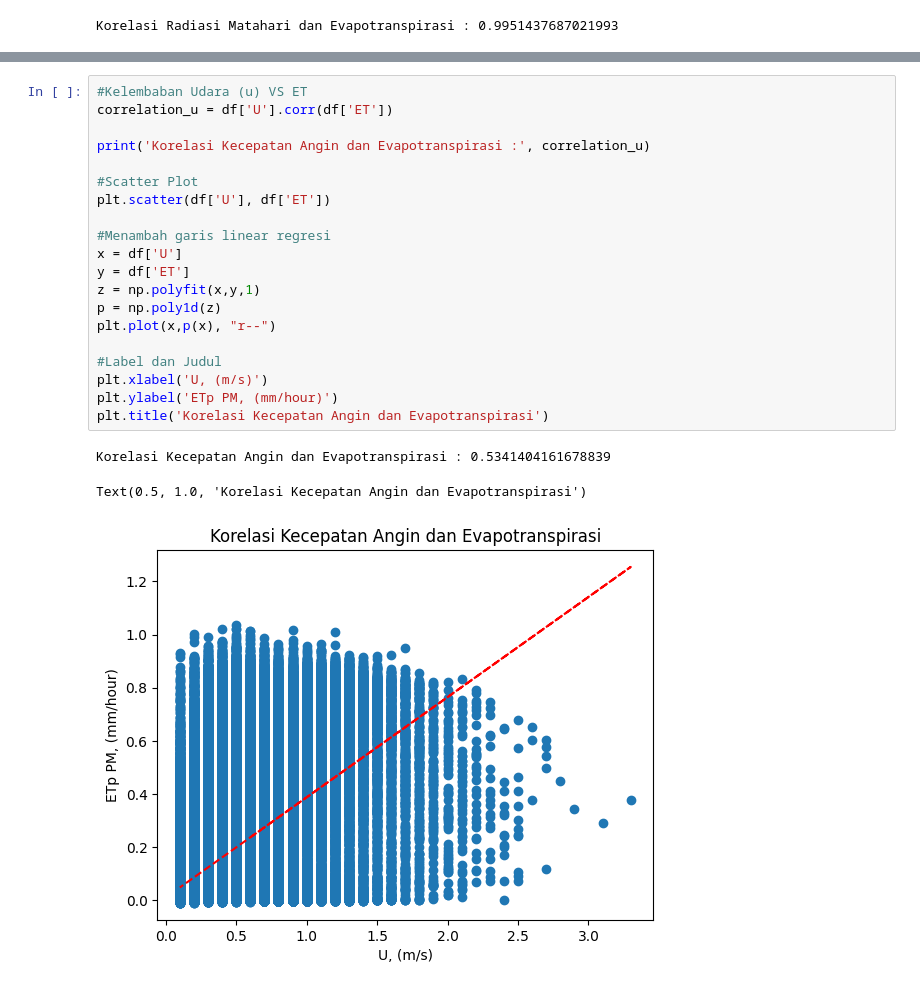
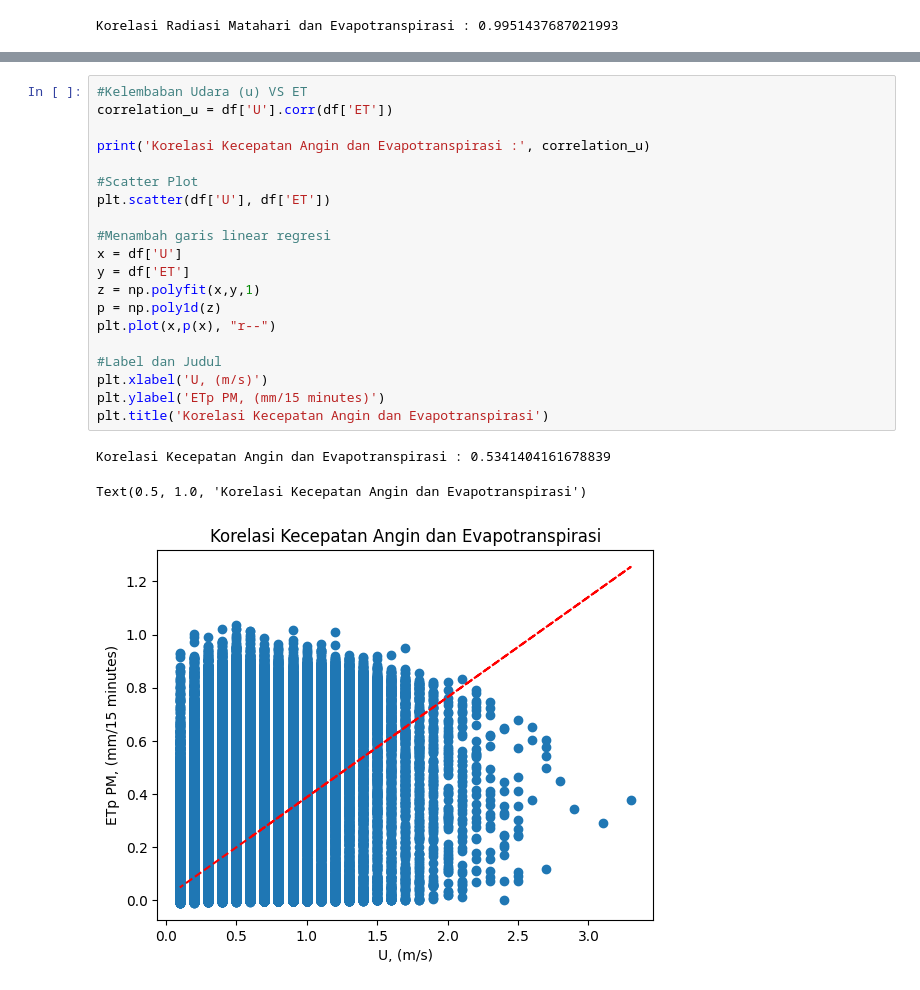
Before and after one commit to Aprilianiput21/TA_Model-ETp, a Jupyter notebook: Correlations_Nawungan.ipynb, the cells around one changed output, grey strips where cells are left out. Cells and saved outputs as stored; diff of their text form.

```diff
--- a/Correlations_Nawungan.ipynb
+++ b/Correlations_Nawungan.ipynb
@@ -132,24 +132,24 @@ Text(0.5, 1.0, 'Korelasi Kelembaban Udara dan Evapotranspirasi')
 # %%
 #Kelembaban Udara (u) VS ET
 correlation_u = df['U'].corr(df['ET'])
 
 print('Korelasi Kecepatan Angin dan Evapotranspirasi :', correlation_u)
 
 #Scatter Plot
 plt.scatter(df['U'], df['ET'])
 
 #Menambah garis linear regresi
 x = df['U']
 y = df['ET']
 z = np.polyfit(x,y,1)
 p = np.poly1d(z)
 plt.plot(x,p(x), "r--")
 
 #Label dan Judul
 plt.xlabel('U, (m/s)')
-plt.ylabel('ETp PM, (mm/hour)')
+plt.ylabel('ETp PM, (mm/15 minutes)')
 plt.title('Korelasi Kecepatan Angin dan Evapotranspirasi')
 # %% [output]
 Korelasi Kecepatan Angin dan Evapotranspirasi : 0.5341404161678839
 Text(0.5, 1.0, 'Korelasi Kecepatan Angin dan Evapotranspirasi')
-[figure, old version]
+[figure, new version]
```
Also changed, not shown: parts of 3 cells of this notebook.
